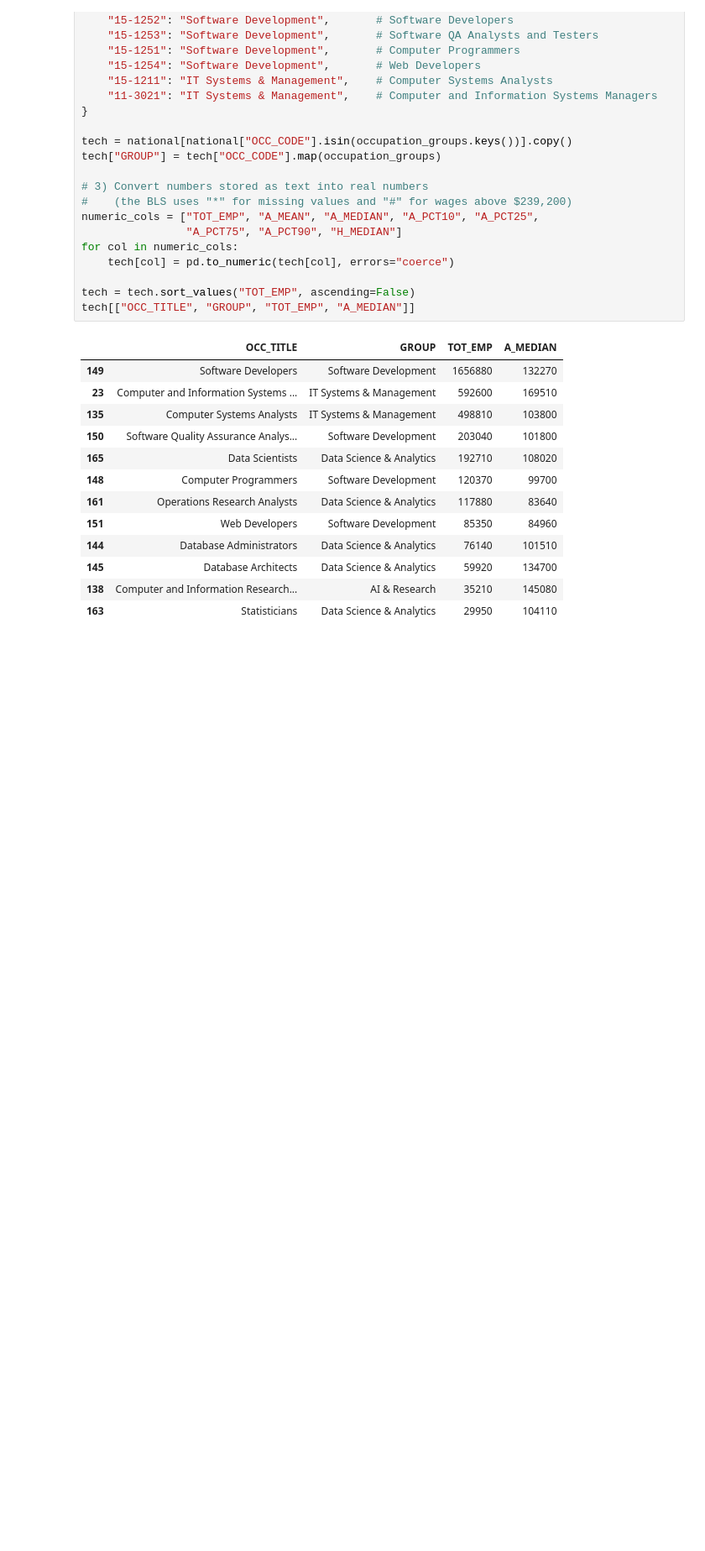
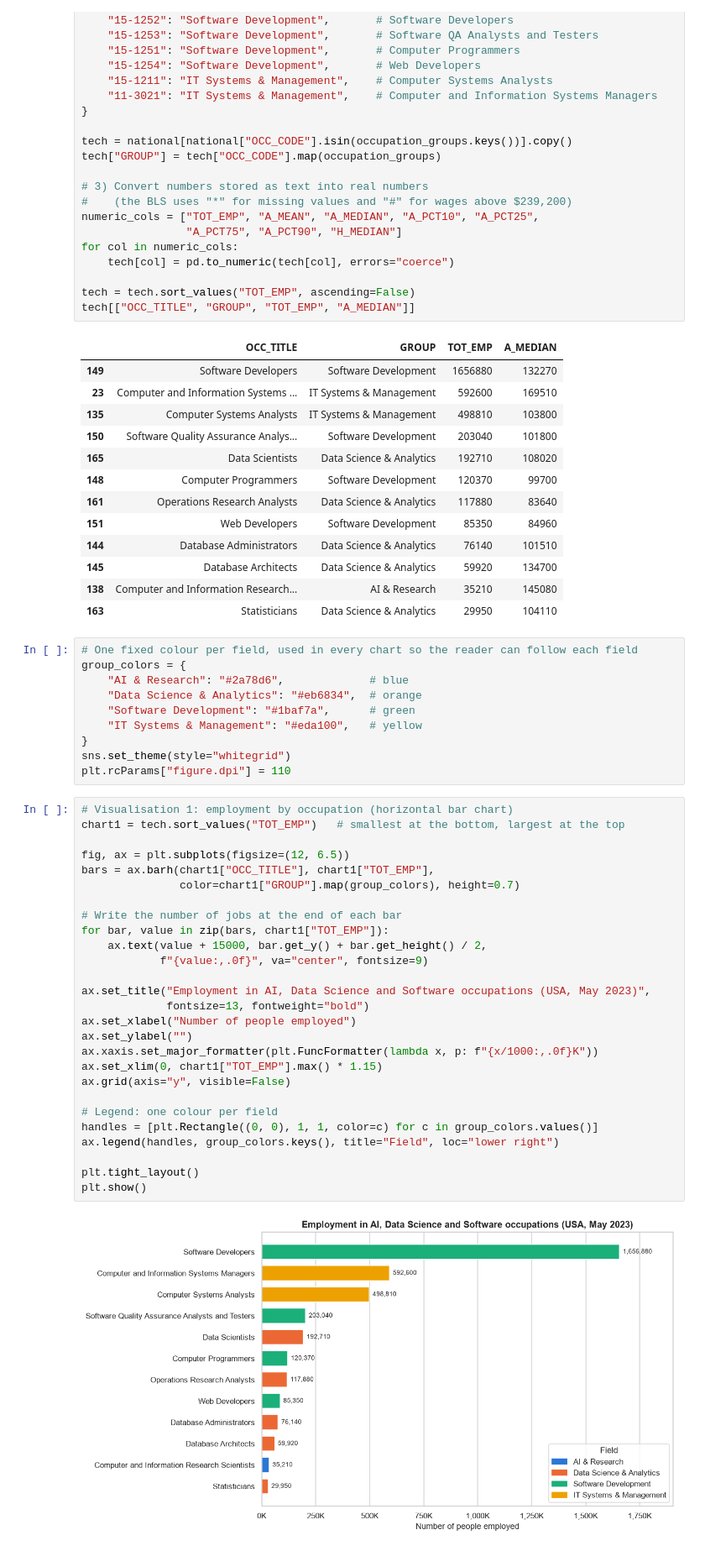
Before and after one commit to CarlosAccioly/Ca1-DataVisu, a Jupyter notebook: CA1_AI_Employment_Analysis.ipynb, the cells around one changed output. Shown at 84% size. Drawn from its saved outputs; the diff is of its cells as text; blank space fills up the shorter version.

Commit message:
Add visualisation 1: bar chart of employment by occupation
Horizontal bar chart of the 12 occupations, coloured by field, with key figures and markdown explanation.

```diff
--- a/CA1_AI_Employment_Analysis.ipynb
+++ b/CA1_AI_Employment_Analysis.ipynb
@@ -91,3 +91,42 @@ tech[["OCC_TITLE", "GROUP", "TOT_EMP", "A_MEDIAN"]]
 | 145 | Database Architects | Data Science & Analytics | 59920 | 134700 |
 | 138 | Computer and Information Research... | AI & Research | 35210 | 145080 |
 | 163 | Statisticians | Data Science & Analytics | 29950 | 104110 |
+# %%
+# One fixed colour per field, used in every chart so the reader can follow each field
+group_colors = {
+    "AI & Research": "#2a78d6",             # blue
+    "Data Science & Analytics": "#eb6834",  # orange
+    "Software Development": "#1baf7a",      # green
+    "IT Systems & Management": "#eda100",   # yellow
+}
+sns.set_theme(style="whitegrid")
+plt.rcParams["figure.dpi"] = 110
+# %%
+# Visualisation 1: employment by occupation (horizontal bar chart)
+chart1 = tech.sort_values("TOT_EMP")   # smallest at the bottom, largest at the top
+
+fig, ax = plt.subplots(figsize=(12, 6.5))
+bars = ax.barh(chart1["OCC_TITLE"], chart1["TOT_EMP"],
+               color=chart1["GROUP"].map(group_colors), height=0.7)
+
+# Write the number of jobs at the end of each bar
+for bar, value in zip(bars, chart1["TOT_EMP"]):
+    ax.text(value + 15000, bar.get_y() + bar.get_height() / 2,
+            f"{value:,.0f}", va="center", fontsize=9)
+
+ax.set_title("Employment in AI, Data Science and Software occupations (USA, May 2023)",
+             fontsize=13, fontweight="bold")
+ax.set_xlabel("Number of people employed")
+ax.set_ylabel("")
+ax.xaxis.set_major_formatter(plt.FuncFormatter(lambda x, p: f"{x/1000:,.0f}K"))
+ax.set_xlim(0, chart1["TOT_EMP"].max() * 1.15)
+ax.grid(axis="y", visible=False)
+
+# Legend: one colour per field
+handles = [plt.Rectangle((0, 0), 1, 1, color=c) for c in group_colors.values()]
+ax.legend(handles, group_colors.keys(), title="Field", loc="lower right")
+
+plt.tight_layout()
+plt.show()
+# %% [output]
+[figure, added]
```
Also changed, not shown: parts of 2 cells of this notebook.
